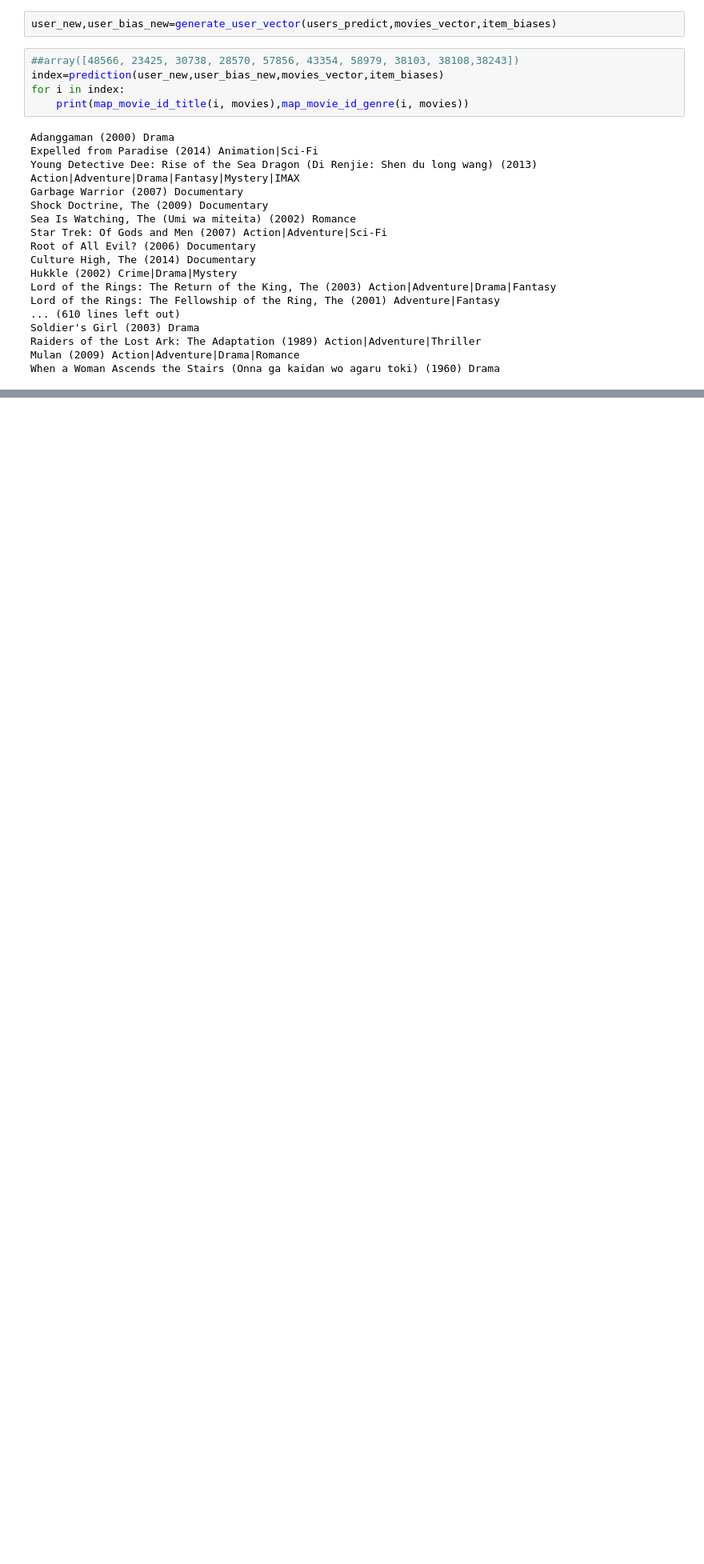
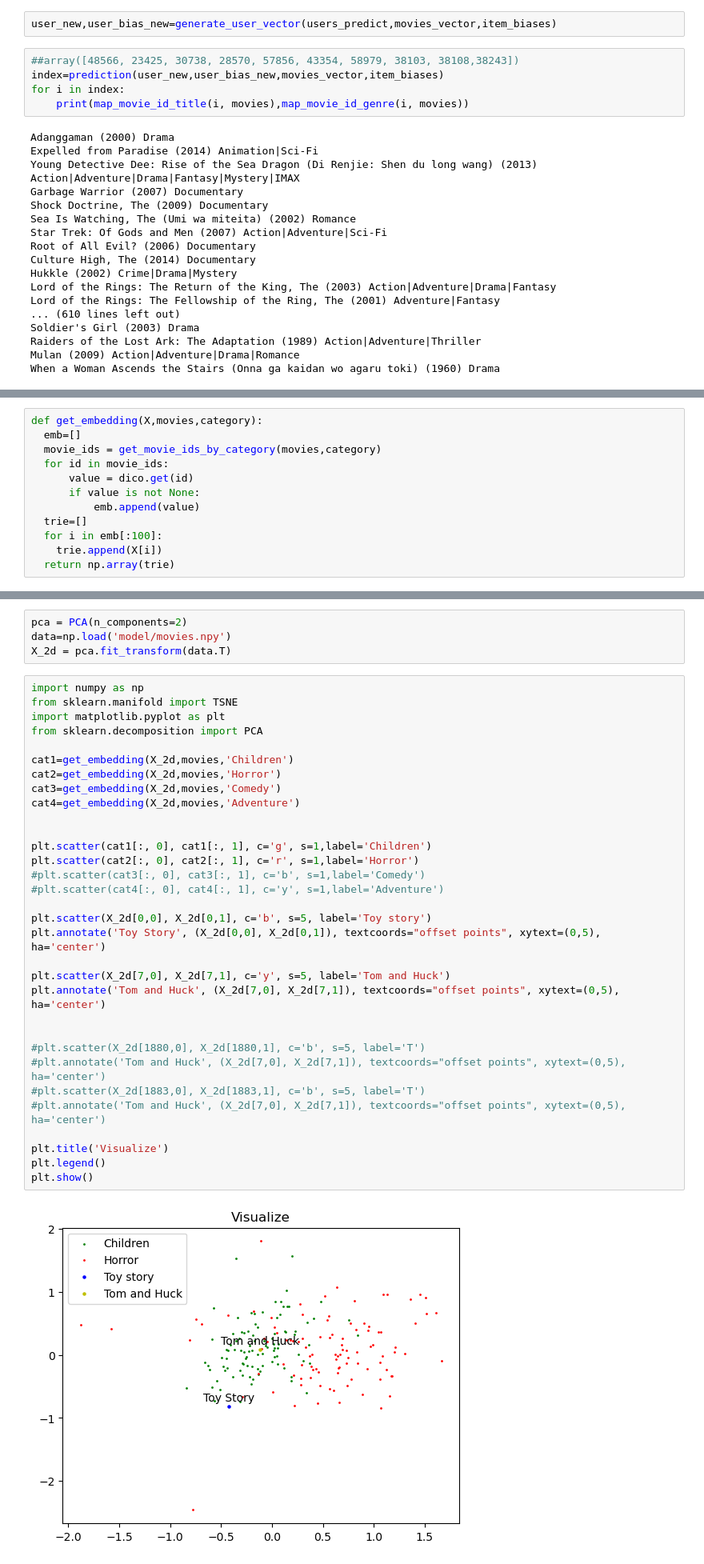
Before and after one commit to Vilmo18/Recommender_System_ML-AT-SCALE, a Jupyter notebook: carre (copy).ipynb, the cells around one changed output, grey strips where cells are left out. Shown at 80% size. Cells and saved outputs as stored; diff of their text form; blank space fills up the shorter version.

```diff
--- a/carre (copy).ipynb
+++ b/carre (copy).ipynb
@@ -877,0 +870,12 @@ When a Woman Ascends the Stairs (Onna ga kaidan wo agaru toki) (1960) Drama
+# %%
+def get_embedding(X,movies,category):
+  emb=[]
+  movie_ids = get_movie_ids_by_category(movies,category)
+  for id in movie_ids:
+      value = dico.get(id)
+      if value is not None:
+          emb.append(value)
+  trie=[]
+  for i in emb[:100]:
+    trie.append(X[i])
+  return np.array(trie)
@@ -877,0 +885,38 @@ When a Woman Ascends the Stairs (Onna ga kaidan wo agaru toki) (1960) Drama
+# %%
+pca = PCA(n_components=2)
+data=np.load('model/movies.npy')
+X_2d = pca.fit_transform(data.T)
+# %%
+import numpy as np
+from sklearn.manifold import TSNE
+import matplotlib.pyplot as plt
+from sklearn.decomposition import PCA
+
+cat1=get_embedding(X_2d,movies,'Children')
+cat2=get_embedding(X_2d,movies,'Horror')
+cat3=get_embedding(X_2d,movies,'Comedy')
+cat4=get_embedding(X_2d,movies,'Adventure')
+
+
+plt.scatter(cat1[:, 0], cat1[:, 1], c='g', s=1,label='Children')
+plt.scatter(cat2[:, 0], cat2[:, 1], c='r', s=1,label='Horror')
+#plt.scatter(cat3[:, 0], cat3[:, 1], c='b', s=1,label='Comedy')
+#plt.scatter(cat4[:, 0], cat4[:, 1], c='y', s=1,label='Adventure')
+
+plt.scatter(X_2d[0,0], X_2d[0,1], c='b', s=5, label='Toy story')
+plt.annotate('Toy Story', (X_2d[0,0], X_2d[0,1]), textcoords="offset points", xytext=(0,5), ha='center')
+
+plt.scatter(X_2d[7,0], X_2d[7,1], c='y', s=5, label='Tom and Huck')
+plt.annotate('Tom and Huck', (X_2d[7,0], X_2d[7,1]), textcoords="offset points", xytext=(0,5), ha='center')
+
+
+#plt.scatter(X_2d[1880,0], X_2d[1880,1], c='b', s=5, label='T')
+#plt.annotate('Tom and Huck', (X_2d[7,0], X_2d[7,1]), textcoords="offset points", xytext=(0,5), ha='center')
+#plt.scatter(X_2d[1883,0], X_2d[1883,1], c='b', s=5, label='T')
+#plt.annotate('Tom and Huck', (X_2d[7,0], X_2d[7,1]), textcoords="offset points", xytext=(0,5), ha='center')
+
+plt.title('Visualize')
+plt.legend()
+plt.show()
+# %% [output]
+[figure, added]
```
Also changed, not shown: parts of 11 cells of this notebook.
